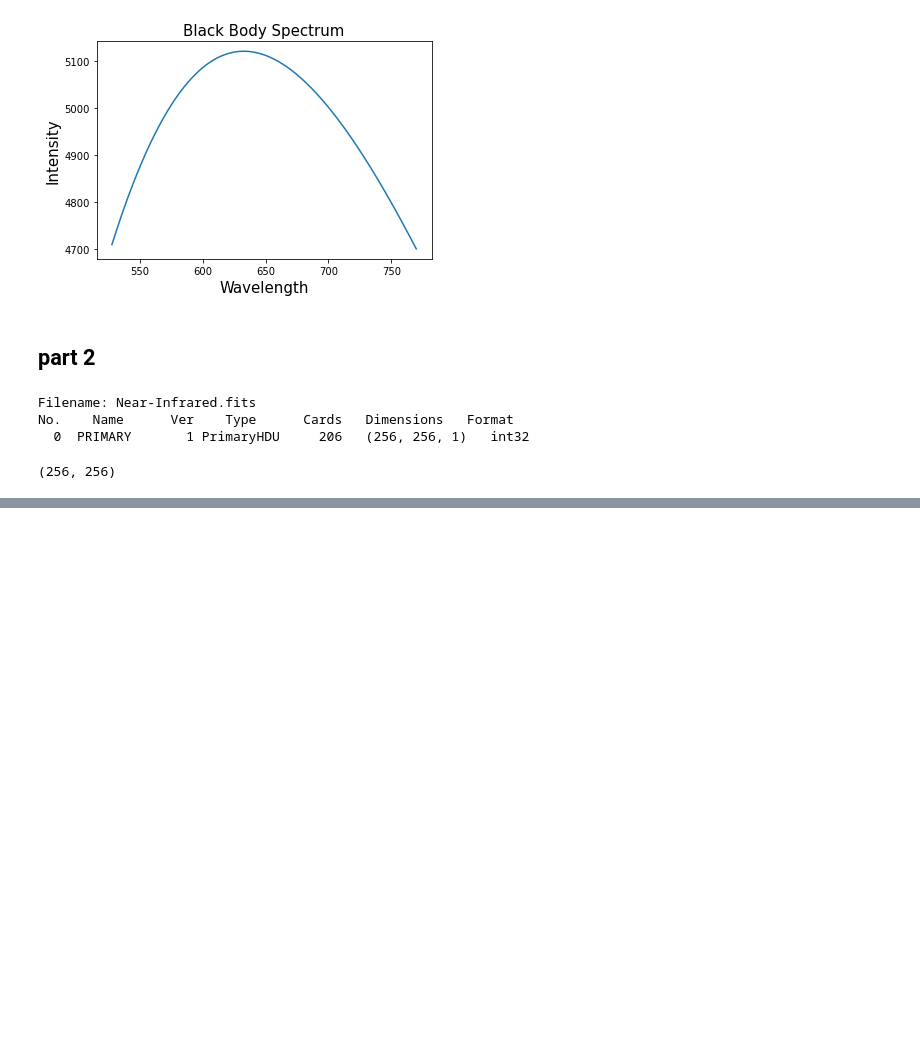
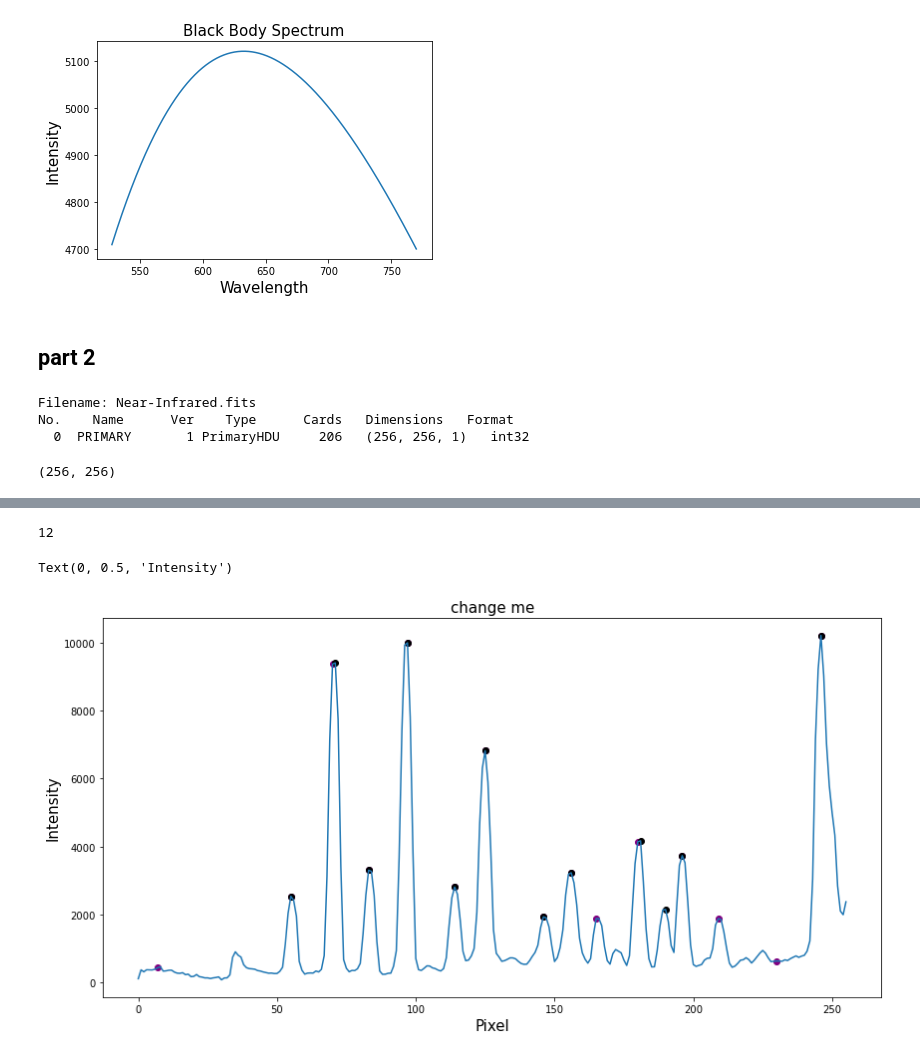
Before and after one commit to afinemax/AST326, a Jupyter notebook: lab02/lab02_analysis_code.ipynb, the cells around one changed output, grey strips where cells are left out. Saved outputs shown, nothing was run; the diff lists cells and outputs as text; code cells hidden in the pictures; blank space fills up the shorter version.

```diff
--- a/lab02/lab02_analysis_code.ipynb
+++ b/lab02/lab02_analysis_code.ipynb
@@ -145,6 +159,45 @@ Text(0, 0.5, 'Spectral Direction')
 # %%
 # need to ID and fit for OH lines
-OH_wl = np.asarray([ 16235.376, 16128.608, 16350.650,16502.36516442.155]) # in asntrom
+OH_wl = np.asarray([ 16235.376, 16128.608, 16350.650,16502.365, 16442.155]) # in asntrom
 
 
-for i in range(len(256)):
+# we want to slie the data
+
+fits_slice = new_fits[:,135:150]
+#plt.figure(figsize=(12,13))
+#plt.imshow(fits_slice/ np.max(fits_slice), cmap= 'Greys',
+     #      norm=LogNorm(), origin="lower") #p/#lasma')#'gray')
+#plt.show()
+
+# make median of data
+spectrum_fits = np.empty(len(fits_slice[:,0]))
+
+for i in range(len(spectrum_fits)):
+    spectrum_fits[i] = np.median(fits_slice[i,:])
+
+#peak find
+OH_peaks, _ = find_peaks(spectrum_fits, height=(1900, None)) # heights adjusted to get the same n
+                                                            # as test points
+#print('peaks', len(OH_wavelengths))
+
+OH_peak_wl = spectrum_fits[OH_peaks]
+
+OH_wavelengths = np.array([16128.608,16194.615,16235.376,16341.755,16350.650,16414.737,16442.155,16447.616,16502.635,16553.814,16609.994,16702.639])
+
+pixels_section_sep = np.array([7,55,70,83,97,114,125,146,156,165,180,196,209,230,246])
+
+pixel_peaks = np.arange(256)[OH_peaks]
+
+print(len(OH_wavelengths))
+# plot
+plt.figure(figsize=(14,7))
+plt.plot(np.arange(256),spectrum_fits)
+plt.scatter(np.arange(256)[pixels_section_sep], spectrum_fits[pixels_section_sep], color='purple')
+plt.scatter(np.arange(256)[OH_peaks], spectrum_fits[OH_peaks], color ='k')
+plt.title('change me', fontsize = fs )
+plt.xlabel('Pixel', fontsize=fs)
+plt.ylabel('Intensity', fontsize=fs)
+# %% [output]
+12
+Text(0, 0.5, 'Intensity')
+[figure, added]
```
Also changed, not shown: parts of 6 cells of this notebook, 32 other files.
